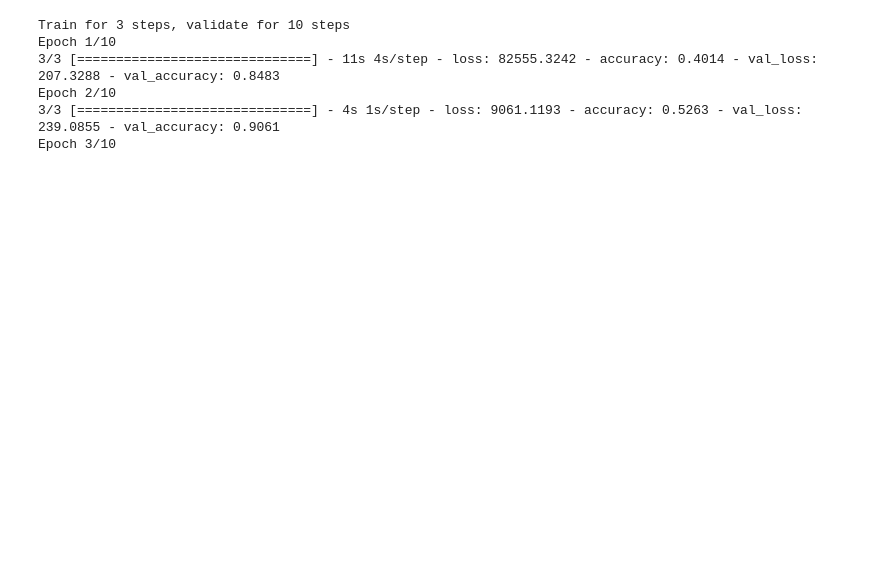
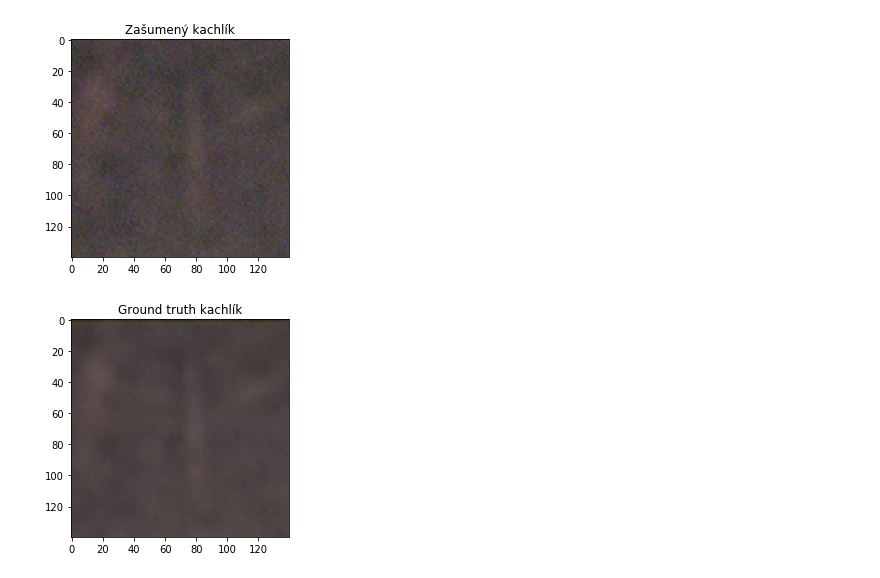
Before and after one commit to MatusPilnan/neuronky, a Jupyter notebook: Analyza_dat.ipynb, the cells around one changed output. Cells and saved outputs as stored; diff of their text form; code cells hidden in the pictures; blank space fills up the shorter version.

```diff
--- a/Analyza_dat.ipynb
+++ b/Analyza_dat.ipynb
@@ -123,18 +21,0 @@ train = shuffled_data.skip(TEST_SIZE).repeat()
-# %%
-model = DnCNN(depth=20)
-model.compile(optimizer=keras.optimizers.Adam(), loss=dcnn_loss, metrics=['accuracy'])
-
-now = datetime.now()
-tensorboard_callback = keras.callbacks.TensorBoard(
-    log_dir='logs\log_from_{}'.format(now.strftime("%Y-%m-%d_at_%H-%M-%S")),
-    histogram_freq=1)
-
-model.fit(x=train, steps_per_epoch=3, validation_data=test, epochs=10, validation_steps=10, callbacks=[tensorboard_callback])
-model.summary()
-# %% [output]
-Train for 3 steps, validate for 10 steps
-Epoch 1/10
-3/3 [==============================] - 11s 4s/step - loss: 82555.3242 - accuracy: 0.4014 - val_loss: 207.3288 - val_accuracy: 0.8483
-Epoch 2/10
-3/3 [==============================] - 4s 1s/step - loss: 9061.1193 - accuracy: 0.5263 - val_loss: 239.0855 - val_accuracy: 0.9061
-Epoch 3/10
@@ -162,0 +22,17 @@ plt.show()
+# %%
+from utils import load_image_data
+import matplotlib.pyplot as plt
+
+data = load_image_data([5]).unbatch().skip(20).take(1)
+for img in data:
+    plt.figure()
+    plt.imshow(img[0])
+    plt.title('Zašumený kachlík')
+    plt.show()
+    plt.figure()
+    plt.imshow(img[1])
+    plt.title('Ground truth kachlík')
+    plt.show()
+# %% [output]
+[figure, added]
+[figure, added]
```
Also changed, not shown: parts of 9 cells of this notebook, 4 other files.
